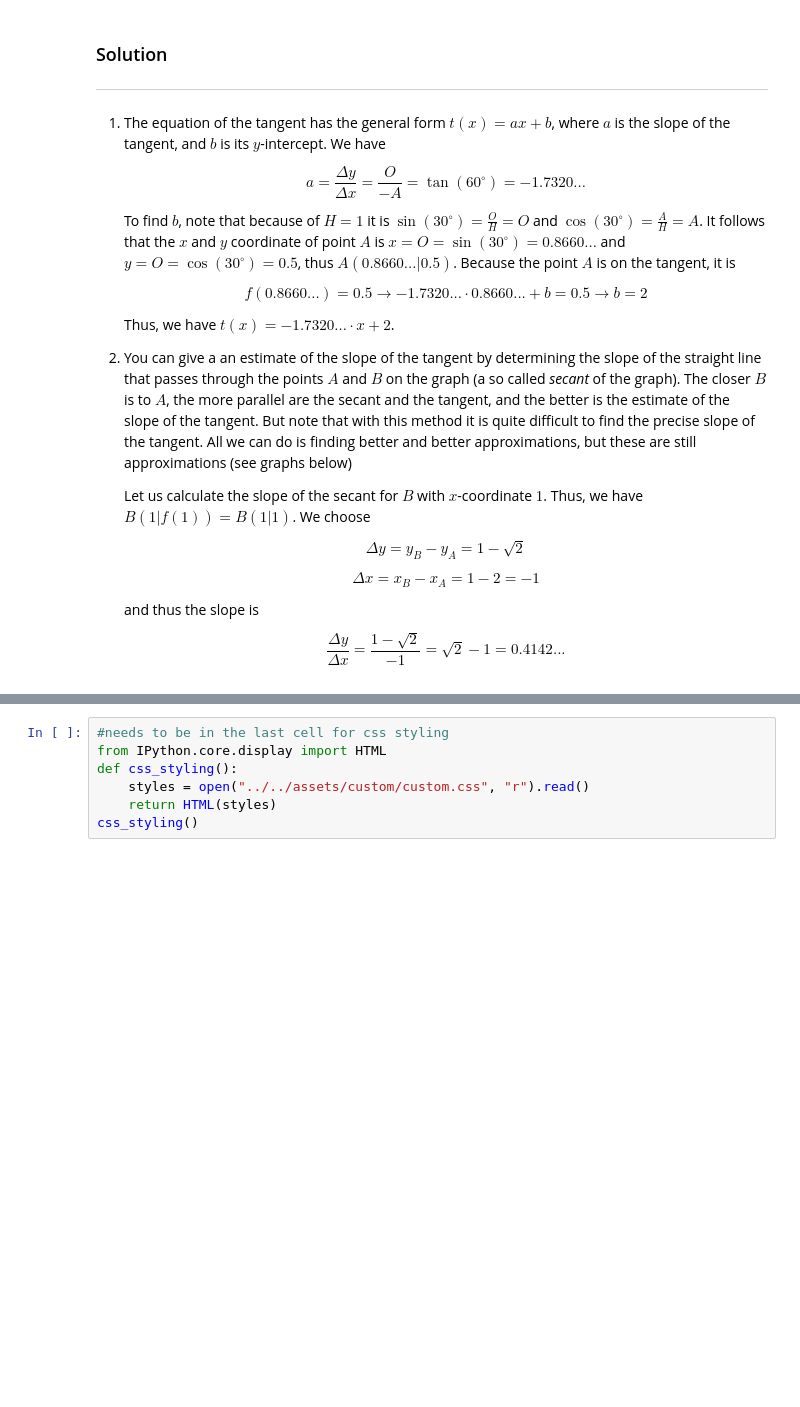
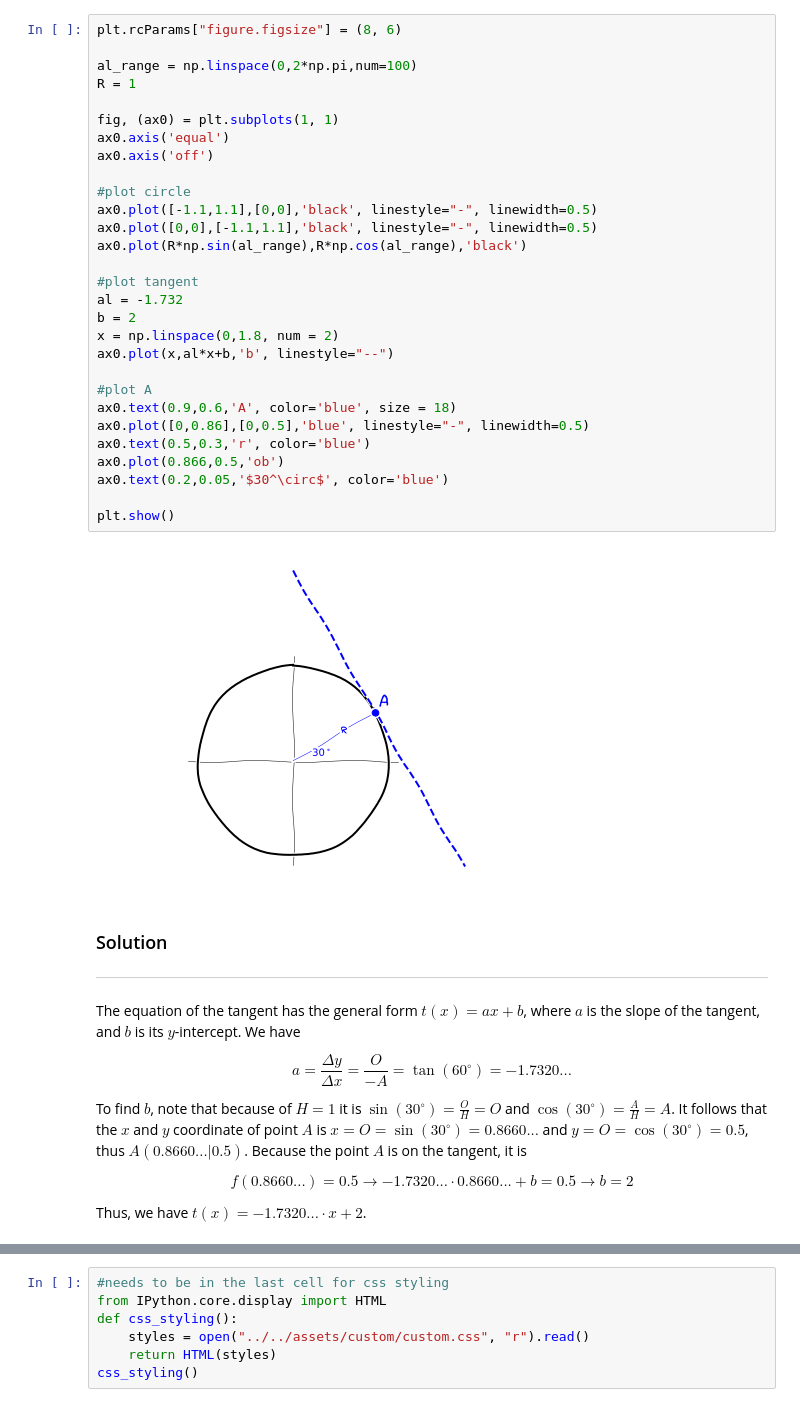
Before and after one commit to mathbit/mathnotes_book, a Jupyter notebook: content/Calculus/section2_tangents.ipynb, the cells around one changed output, grey strips where cells are left out. Cells and saved outputs as stored; diff of their text form; blank space fills up the shorter version.

```diff
--- a/content/Calculus/section2_tangents.ipynb
+++ b/content/Calculus/section2_tangents.ipynb
@@ -52,24 +54,43 @@ Note that the equation of a tangent is a linear function $t(x)=ax+b$, where $a$
+# %%
+plt.rcParams["figure.figsize"] = (8, 6)
+
+al_range = np.linspace(0,2*np.pi,num=100)
+R = 1
+
+fig, (ax0) = plt.subplots(1, 1)
+ax0.axis('equal')
+ax0.axis('off')
+
+#plot circle
+ax0.plot([-1.1,1.1],[0,0],'black', linestyle="-", linewidth=0.5)
+ax0.plot([0,0],[-1.1,1.1],'black', linestyle="-", linewidth=0.5)
+ax0.plot(R*np.sin(al_range),R*np.cos(al_range),'black')
+
+#plot tangent
+al = -1.732
+b = 2
+x = np.linspace(0,1.8, num = 2)
+ax0.plot(x,al*x+b,'b', linestyle="--")
+
+#plot A
+ax0.text(0.9,0.6,'A', color='blue', size = 18)
+ax0.plot([0,0.86],[0,0.5],'blue', linestyle="-", linewidth=0.5)
+ax0.text(0.5,0.3,'r', color='blue')
+ax0.plot(0.866,0.5,'ob')
+ax0.text(0.2,0.05,'$30^\circ$', color='blue')
+
+plt.show()
+# %% [output]
+[figure, added]
 # %% [markdown]
 ### Solution
 ---
-1. The equation of the tangent has the general form $t(x)=ax+b$, where $a$ is the slope of the tangent, and $b$ is its $y$-intercept. We have
+The equation of the tangent has the general form $t(x)=ax+b$, where $a$ is the slope of the tangent, and $b$ is its $y$-intercept. We have
 
-   $$a=\frac{\Delta y}{\Delta x}=\frac{O}{-A}=\tan(60^\circ)=-1.7320...$$
+$$\nonumber a=\frac{\Delta y}{\Delta x}=\frac{O}{-A}=\tan(60^\circ)=-1.7320...$$
 
-   To find $b$, note that because of $H=1$ it is $\sin(30^\circ)=\frac{O}{H}=O$ and $\cos(30^\circ)=\frac{A}{H}=A$. It follows that the $x$ and $y$ coordinate of point $A$ is $x=O=\sin(30^\circ)=0.8660...$ and $y=O=\cos(30^\circ)=0.5$, thus $A(0.8660...\vert 0.5)$. Because the point $A$ is on the tangent, it is
+To find $b$, note that because of $H=1$ it is $\sin(30^\circ)=\frac{O}{H}=O$ and $\cos(30^\circ)=\frac{A}{H}=A$. It follows that the $x$ and $y$ coordinate of point $A$ is $x=O=\sin(30^\circ)=0.8660...$ and $y=O=\cos(30^\circ)=0.5$, thus $A(0.8660...\vert 0.5)$. Because the point $A$ is on the tangent, it is
 
-   $$f(0.8660...)=0.5 \rightarrow  -1.7320...\cdot 0.8660...+b = 0.5 \rightarrow b=2$$
+$$\nonumber f(0.8660...)=0.5 \rightarrow  -1.7320...\cdot 0.8660...+b = 0.5 \rightarrow b=2$$
 
-   Thus, we have $t(x)=-1.7320... \cdot x +2$.
-
-2. You can give a an estimate of the slope of the tangent by determining the slope of the straight line that passes through the points $A$ and $B$ on the graph (a so called _secant_ of the graph). The closer $B$ is to $A$, the more parallel are the secant and the tangent, and the better is the estimate of the slope of the tangent. But note that with this method it is quite difficult to find the precise slope of the tangent. All we can do is finding better and better approximations, but these are still approximations (see graphs below)
-
-   Let us calculate the slope of the secant for $B$ with $x$-coordinate $1$. Thus, we have $B(1\vert f(1)) = B(1\vert 1)$. We choose
-
-   $$\Delta y = y_B-y_A = 1-\sqrt{2}$$
-
-   $$\Delta x = x_B-x_A = 1-2=-1$$
-
-   and thus the slope is
-
-   $$\frac{\Delta y}{\Delta x} = \frac{1-\sqrt{2}}{-1}=\sqrt{2}-1 = 0.4142...$$
+Thus, we have $t(x)=-1.7320... \cdot x +2$.
```
Also changed, not shown: parts of 6 cells of this notebook, 5 other files.
